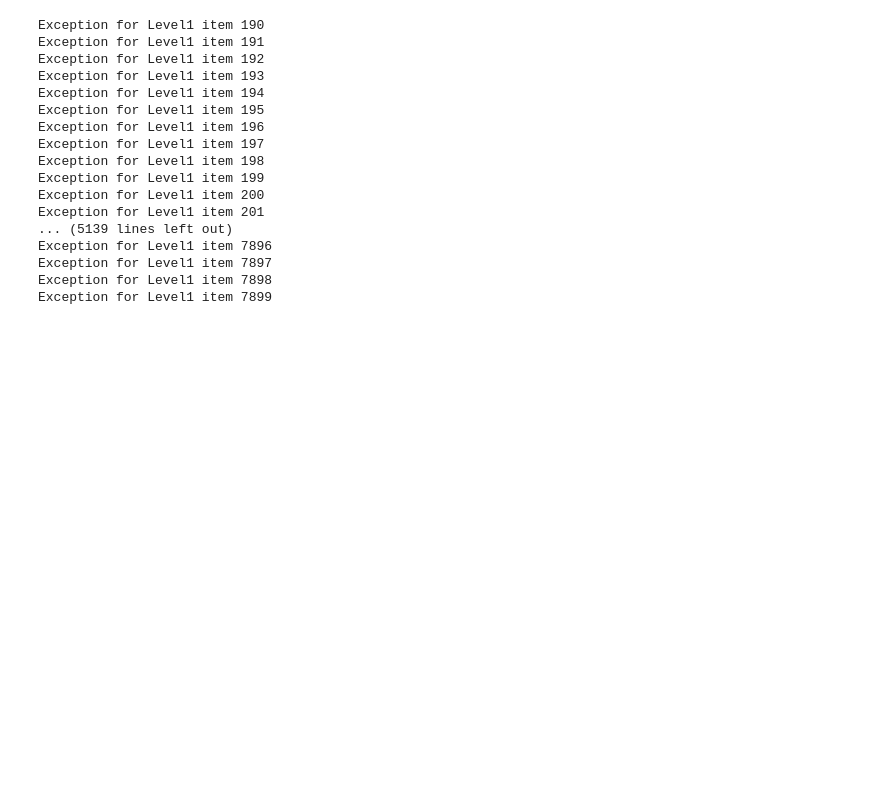
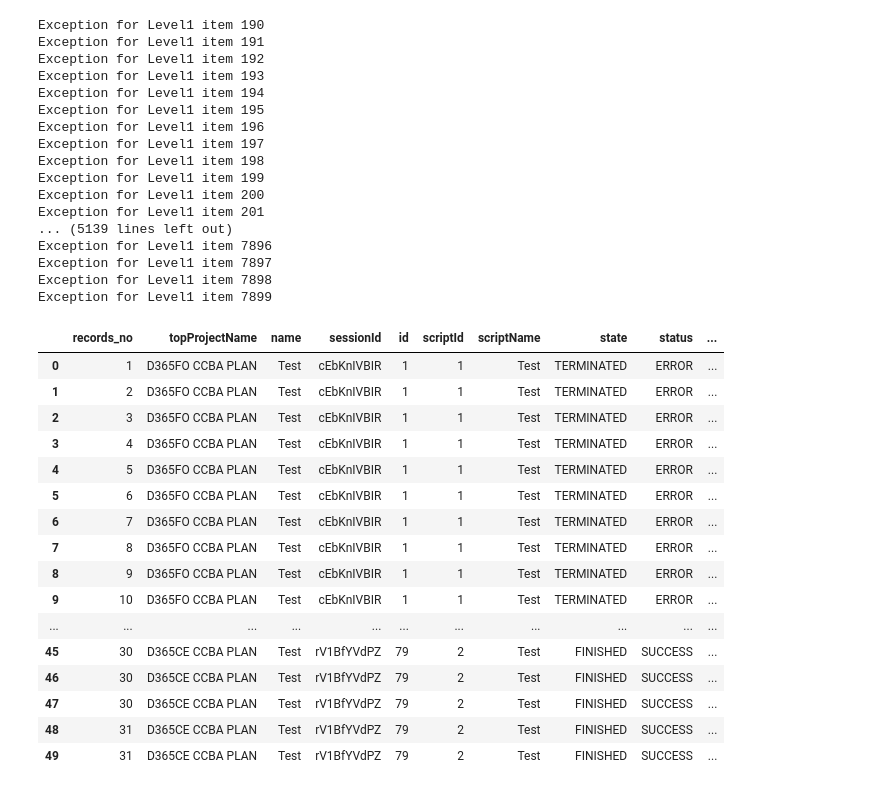
Before and after one commit to Lodewikus/CCBA_IPT, a Jupyter notebook: scratch_pad.ipynb, the cells around one changed output. Saved outputs shown, nothing was run; the diff lists cells and outputs as text; code cells hidden in the pictures; blank space fills up the shorter version.

```diff
--- a/scratch_pad.ipynb
+++ b/scratch_pad.ipynb
@@ -88,0 +145,34 @@ Exception for Level1 item 7899
+# %%
+mask = (df['startTime'] == 'None')
+df['startTime'].mask(mask,'2022-01-01T00:00:00.000Z',inplace=True)
+df['startTime'] = pd.to_datetime(df['startTime'])
+# %%
+mask = (df['endTime'] == 'None')
+df['endTime'].mask(mask,'2022-01-01T00:00:00.000Z',inplace=True)
+df['endTime'] = pd.to_datetime(df['endTime'])
+# %%
+df['duration_ms'] = df['endTime'] - df['startTime']
+# %%
+mask = (df['duration'] == 'None')
+df['duration'].mask(mask,'0',inplace=True)
+df['duration'] = pd.to_numeric(df['duration'])
+# %%
+df.head(50)
+# %% [output]
+|  | records_no | topProjectName | name | sessionId | id | scriptId | scriptName | state | status | ... |
+| 0 | 1 | D365FO CCBA PLAN | Test | cEbKnIVBIR | 1 | 1 | Test | TERMINATED | ERROR | ... |
+| 1 | 2 | D365FO CCBA PLAN | Test | cEbKnIVBIR | 1 | 1 | Test | TERMINATED | ERROR | ... |
+| 2 | 3 | D365FO CCBA PLAN | Test | cEbKnIVBIR | 1 | 1 | Test | TERMINATED | ERROR | ... |
+| 3 | 4 | D365FO CCBA PLAN | Test | cEbKnIVBIR | 1 | 1 | Test | TERMINATED | ERROR | ... |
+| 4 | 5 | D365FO CCBA PLAN | Test | cEbKnIVBIR | 1 | 1 | Test | TERMINATED | ERROR | ... |
+| 5 | 6 | D365FO CCBA PLAN | Test | cEbKnIVBIR | 1 | 1 | Test | TERMINATED | ERROR | ... |
+| 6 | 7 | D365FO CCBA PLAN | Test | cEbKnIVBIR | 1 | 1 | Test | TERMINATED | ERROR | ... |
+| 7 | 8 | D365FO CCBA PLAN | Test | cEbKnIVBIR | 1 | 1 | Test | TERMINATED | ERROR | ... |
+| 8 | 9 | D365FO CCBA PLAN | Test | cEbKnIVBIR | 1 | 1 | Test | TERMINATED | ERROR | ... |
+| 9 | 10 | D365FO CCBA PLAN | Test | cEbKnIVBIR | 1 | 1 | Test | TERMINATED | ERROR | ... |
+| ... | ... | ... | ... | ... | ... | ... | ... | ... | ... | ... |
+| 45 | 30 | D365CE CCBA PLAN | Test | rV1BfYVdPZ | 79 | 2 | Test | FINISHED | SUCCESS | ... |
+| 46 | 30 | D365CE CCBA PLAN | Test | rV1BfYVdPZ | 79 | 2 | Test | FINISHED | SUCCESS | ... |
+| 47 | 30 | D365CE CCBA PLAN | Test | rV1BfYVdPZ | 79 | 2 | Test | FINISHED | SUCCESS | ... |
+| 48 | 31 | D365CE CCBA PLAN | Test | rV1BfYVdPZ | 79 | 2 | Test | FINISHED | SUCCESS | ... |
+| 49 | 31 | D365CE CCBA PLAN | Test | rV1BfYVdPZ | 79 | 2 | Test | FINISHED | SUCCESS | ... |
```
Also changed, not shown: parts of 5 cells of this notebook, 2 other files.
